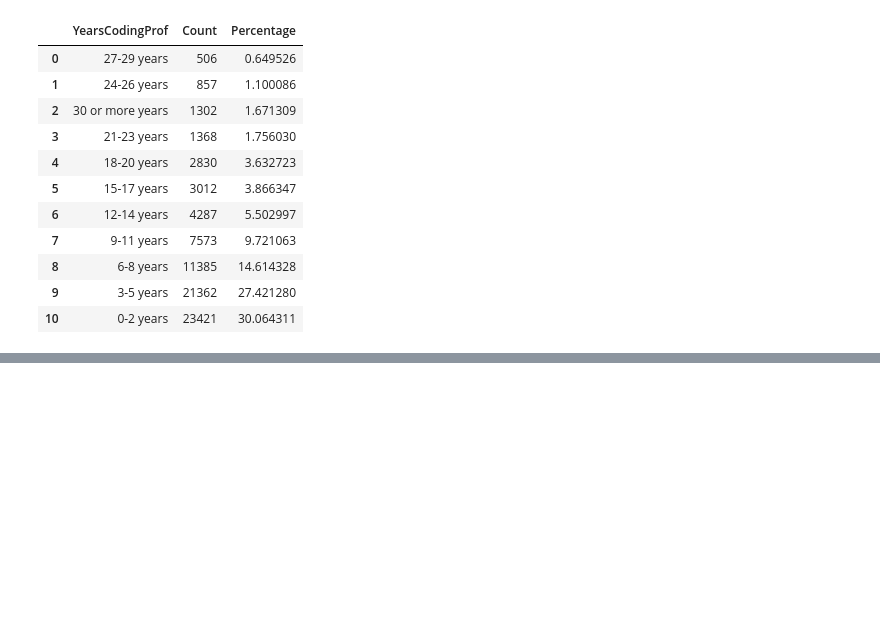
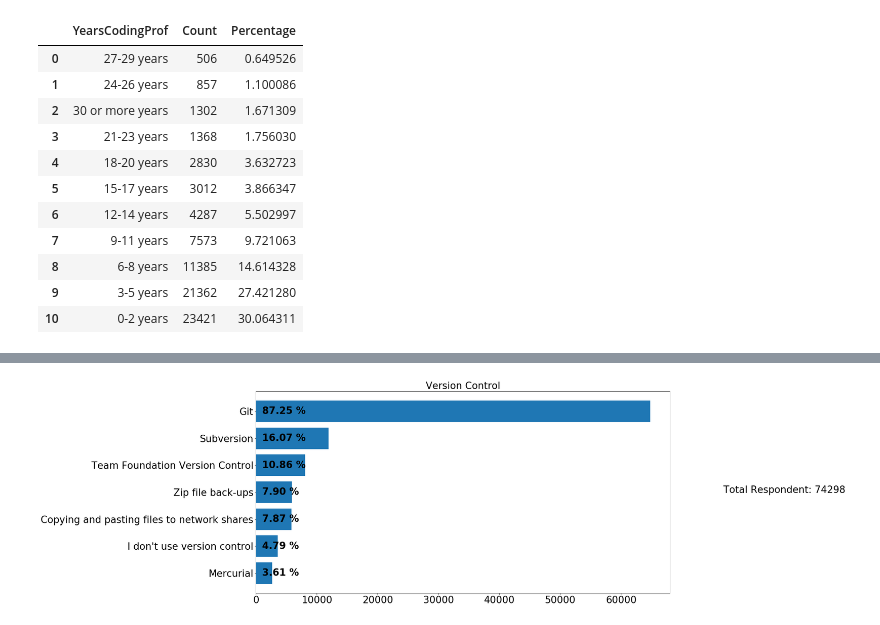
Before and after one commit to kuldeepemol/tech-nerds, a Jupyter notebook: Work-Career-analysis.ipynb, the cells around one changed output, grey strips where cells are left out. Drawn from its saved outputs; the diff is of its cells as text; code cells hidden in the pictures; blank space fills up the shorter version.

Commit message:
Added Version control, check-in frequency and salary dataframe.

```diff
--- a/Work-Career-analysis.ipynb
+++ b/Work-Career-analysis.ipynb
@@ -268,0 +270,12 @@ plt.savefig('Images/experience-distribution.png', bbox_inches='tight')
+# %%
+# Version Control tool
+version_control_df = df[['Respondent', 'VersionControl']].dropna(how='any')
+
+version_control_dict = {}
+
+for index, row in version_control_df.iterrows():
+    vcs = row['VersionControl'].split(';')
+    for each_vcs in vcs:
+        version_control_dict[each_vcs] = version_control_dict.get(each_vcs, 0) + 1
+
+version_control_dict
@@ -268,0 +290,19 @@ plt.savefig('Images/experience-distribution.png', bbox_inches='tight')
+# %%
+lists = sorted(version_control_dict.items(), key=lambda x: (x[1],x[0]), reverse=False)
+version_control, count = zip(*lists)
+
+# Plot Version control system
+plt.figure(figsize=(20, 10))
+plt.barh(range(len(version_control)), count, align='center')
+plt.yticks(range(len(version_control)), version_control, rotation=360, ha='right', fontsize=26)
+plt.xticks(fontsize=26)
+plt.title('Version Control', fontsize=26)
+
+for i, v in enumerate(count):
+    percent = (v/len(version_control_df)) * 100
+    plt.text(1000, i - 0.10 , "{0:.2f} %".format(percent), color='black', fontweight='bold', fontsize=26)
+
+plt.gcf().text(1, 0.5, f'Total Respondent: {len(version_control_df)}', fontsize=26)
+plt.savefig('Images/version-control-barplot-h.png', bbox_inches='tight')
+# %% [output]
+[figure, added]
```
Also changed, not shown: parts of 10 cells of this notebook, 3 other files.
